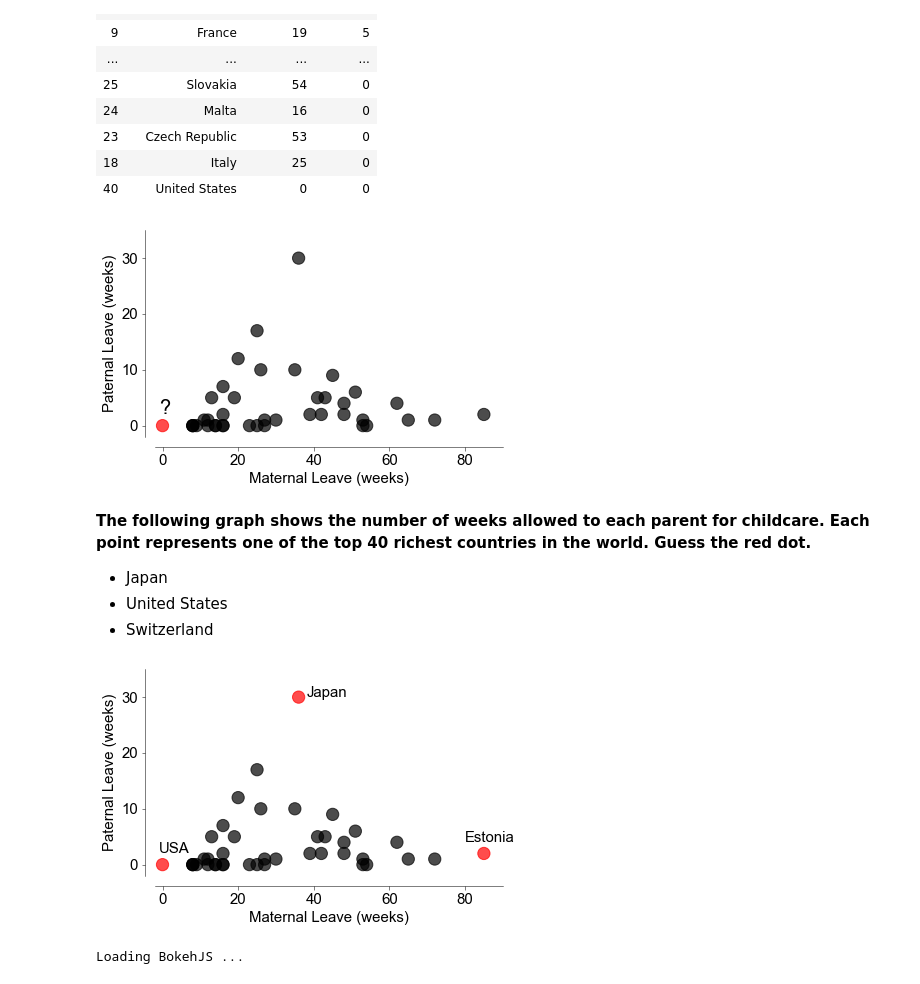
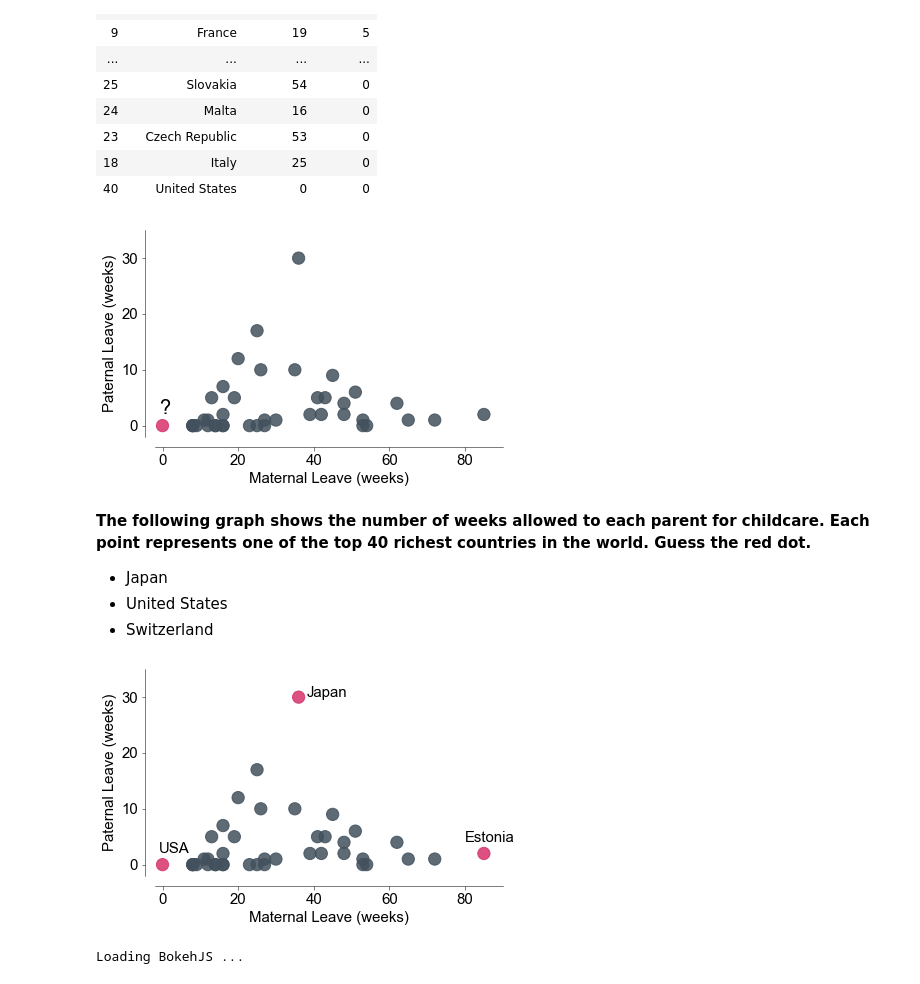
Before and after one commit to ricardozacarias/ironhackathon, a Jupyter notebook: paid_leave.ipynb, the cells around one changed output. Saved outputs shown, nothing was run; the diff lists cells and outputs as text; code cells hidden in the pictures.

```diff
--- a/paid_leave.ipynb
+++ b/paid_leave.ipynb
@@ -104,20 +104,20 @@ leave.sort_values('fathers', ascending= False)
 | 40 | United States | 0 | 0 |
 # %%
 c_list = ['United States']
-leave['colors'] = np.where(leave.country.isin(c_list), 'r', 'k')
+leave['colors'] = np.where(leave.country.isin(c_list), '#d6336c', '#42515d')
 
 ax, fig = plt.subplots()
 ax = default_plot(ax, ['left', 'bottom'])
 plt.xlim(-2, 90)
 plt.ylim(-2, 35)
-plt.scatter(leave.mothers, leave.fathers, s=150, alpha=0.7, c=leave.colors)
+plt.scatter(leave.mothers, leave.fathers, s=150, alpha=0.85, c=leave.colors)
 plt.ylabel('Paternal Leave (weeks)')
 plt.xlabel('Maternal Leave (weeks)')
 plt.text(-1, 2, '?', size=20)
 plt.tight_layout()
 plt.savefig('country_scatter1.png', dpi=600)
 # %% [output]
-[figure, old version]
+[figure, new version]
 # %% [markdown]
 **The following graph shows the number of weeks allowed to each parent for childcare. Each point represents one of the top 40 richest countries in the world. Guess the red dot.**
 
@@ -126,13 +126,13 @@ plt.savefig('country_scatter1.png', dpi=600)
 - Switzerland
 # %%
 c_list = ['United States', 'Japan', 'Estonia']
-leave['colors'] = np.where(leave.country.isin(c_list), 'r', 'k')
+leave['colors'] = np.where(leave.country.isin(c_list), '#d6336c', '#42515d')
 
 ax, fig = plt.subplots()
 ax = default_plot(ax, ['left', 'bottom'])
 plt.xlim(-2, 90)
 plt.ylim(-2, 35)
-plt.scatter(leave.mothers, leave.fathers, s=150, alpha=0.7, c=leave.colors)
+plt.scatter(leave.mothers, leave.fathers, s=150, alpha=0.85, c=leave.colors)
 plt.ylabel('Paternal Leave (weeks)')
 plt.xlabel('Maternal Leave (weeks)')
 plt.tight_layout()
@@ -141,7 +141,7 @@ plt.text(38, 30, 'Japan')
 plt.text(80, 4, 'Estonia')
 plt.savefig('country_scatter2.png', dpi=600)
 # %% [output]
-[figure, old version]
+[figure, new version]
 # %%
 #Creating our data arrays used for plotting the line plot
 
```
Also changed, not shown: parts of 4 cells of this notebook, 6 other files.
